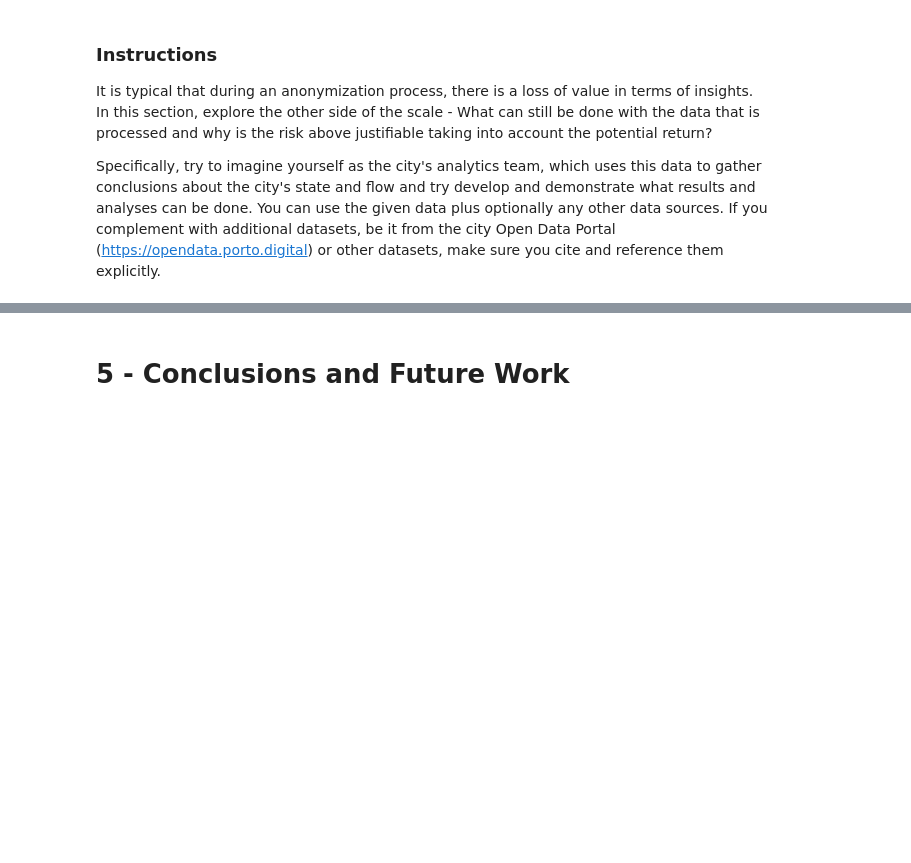
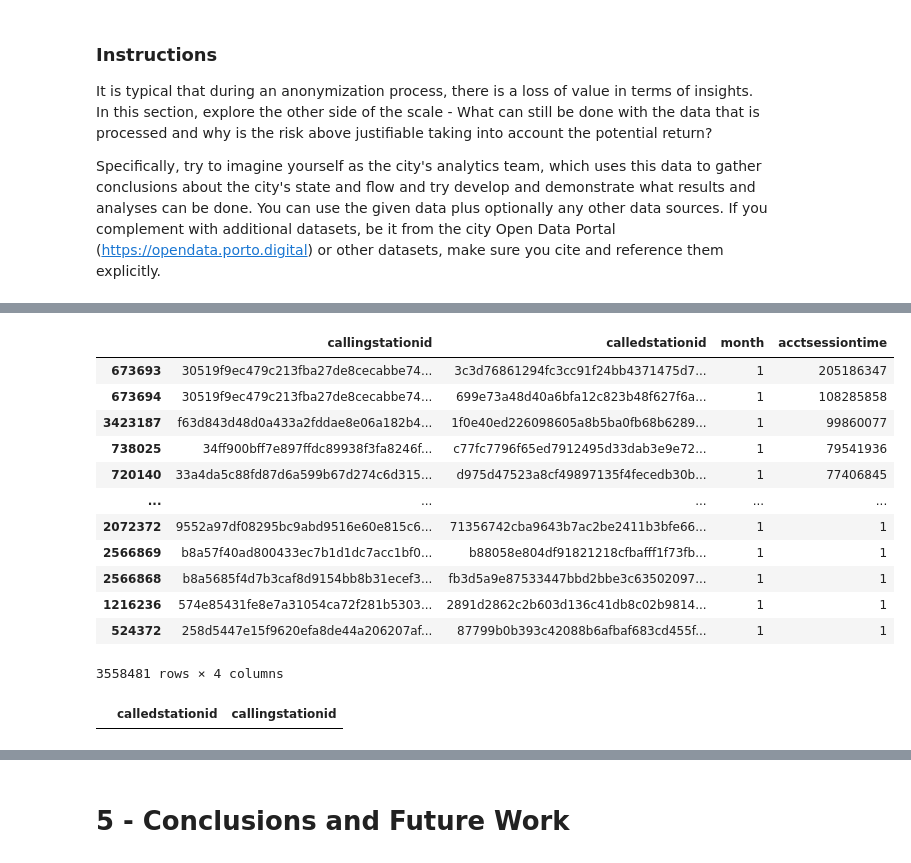
Before and after one commit to Cabeda/hackacity, a Jupyter notebook: [TEAM PLICity] Hackacity 2024 - Notebook.ipynb, the cells around one changed output, grey strips where cells are left out. Drawn from its saved outputs; the diff is of its cells as text; code cells hidden in the pictures; blank space fills up the shorter version.

```diff
--- a/[TEAM PLICity] Hackacity 2024 - Notebook.ipynb
+++ b/[TEAM PLICity] Hackacity 2024 - Notebook.ipynb
@@ -335,0 +348,21 @@ Specifically, try to imagine yourself as the city's analytics team, which uses t
+# %%
+import pandas as pd
+import matplotlib.pyplot as plt
+import seaborn as sns
+import folium
+
+pd.set_option('display.max_columns', None)
+pd.set_option('display.max_rows', 200)
+sns.set_theme(style="dark", rc={'figure.figsize':(11,8)})
+
+df_wifi = df_wifi[(df_wifi.acctsessiontime != 0) & (~df_wifi.acctsessiontime.isna())]
+
+df_wifi["acctstarttime"] = pd.to_datetime(df_wifi["acctstarttime"])
+df_wifi["date"] = df_wifi["acctstarttime"].apply(lambda x: x.date())
+df_wifi["hour"] = df_wifi["acctstarttime"].apply(lambda x: x.hour)
+df_wifi["month"] = df_wifi["acctstarttime"].apply(lambda x: x.month)
+
+# monthly session sum ap
+# Configuração para desativar a notação científica
+pd.set_option('display.float_format', '{:.0f}'.format)
+df_wifi.groupby(['calledstationid', 'month'], as_index=False)['acctsessiontime'].sum().sort_values(by='acctsessiontime', ascending=False)
@@ -335,0 +383,22 @@ Specifically, try to imagine yourself as the city's analytics team, which uses t
+# %%
+# monthly session sum per user and ap
+df_wifi.groupby(['callingstationid', 'calledstationid', 'month'], as_index=False)['acctsessiontime'].sum().sort_values(by='acctsessiontime', ascending=False)
+# %% [output]
+|  | callingstationid | calledstationid | month | acctsessiontime |
+| 673693 | 30519f9ec479c213fba27de8cecabbe74... | 3c3d76861294fc3cc91f24bb4371475d7... | 1 | 205186347 |
+| 673694 | 30519f9ec479c213fba27de8cecabbe74... | 699e73a48d40a6bfa12c823b48f627f6a... | 1 | 108285858 |
+| 3423187 | f63d843d48d0a433a2fddae8e06a182b4... | 1f0e40ed226098605a8b5ba0fb68b6289... | 1 | 99860077 |
+| 738025 | 34ff900bff7e897ffdc89938f3fa8246f... | c77fc7796f65ed7912495d33dab3e9e72... | 1 | 79541936 |
+| 720140 | 33a4da5c88fd87d6a599b67d274c6d315... | d975d47523a8cf49897135f4fecedb30b... | 1 | 77406845 |
+| ... | ... | ... | ... | ... |
+| 2072372 | 9552a97df08295bc9abd9516e60e815c6... | 71356742cba9643b7ac2be2411b3bfe66... | 1 | 1 |
+| 2566869 | b8a57f40ad800433ec7b1d1dc7acc1bf0... | b88058e804df91821218cfbafff1f73fb... | 1 | 1 |
+| 2566868 | b8a5685f4d7b3caf8d9154bb8b31ecef3... | fb3d5a9e87533447bbd2bbe3c63502097... | 1 | 1 |
+| 1216236 | 574e85431fe8e7a31054ca72f281b5303... | 2891d2862c2b603d136c41db8c02b9814... | 1 | 1 |
+| 524372 | 258d5447e15f9620efa8de44a206207af... | 87799b0b393c42088b6afbaf683cd455f... | 1 | 1 |
+3558481 rows × 4 columns
+# %%
+# mean of unique users per aps during july, august and september 2024
+df_wifi[df_wifi.month.isin([7, 8, 9])].drop_duplicates(subset=['callingstationid', 'calledstationid', 'month']).groupby(['calledstationid', 'month'], as_index=False)['callingstationid'].count().groupby('calledstationid', as_index=False)['callingstationid'].mean().sort_values(by='callingstationid', ascending=False)[:10]
+# %% [output]
+|  | calledstationid | callingstationid |
```
Also changed, not shown: parts of 13 cells of this notebook.
